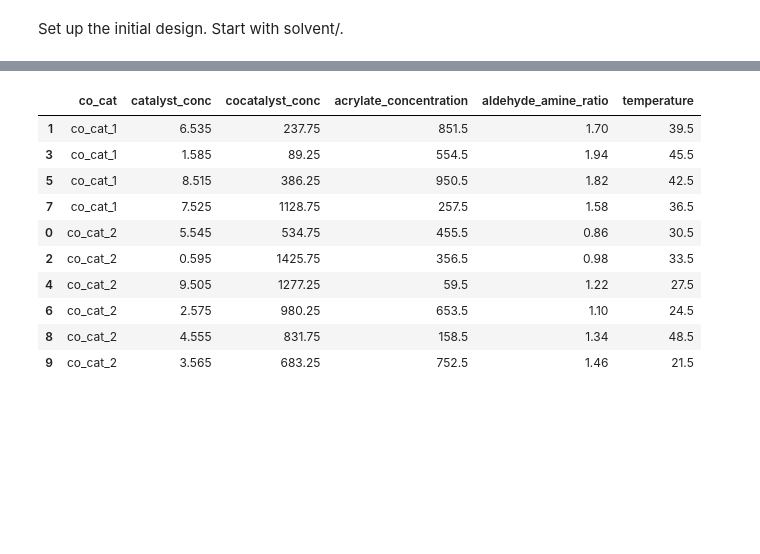
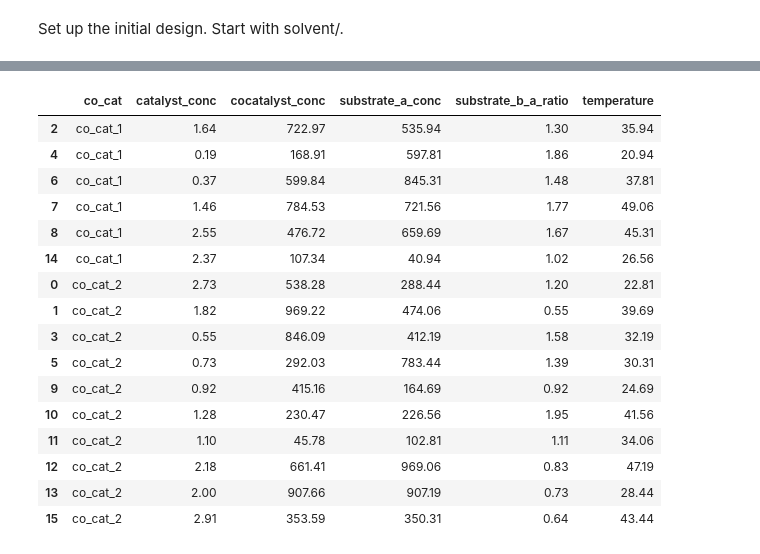
Before and after one commit to sustainable-processes/summit, a Jupyter notebook: case_studies/photoamination/initial_design_2.ipynb, the cells around one changed output, grey strips where cells are left out. Drawn from its saved outputs; the diff is of its cells as text; code cells hidden in the pictures; blank space fills up the shorter version.

Commit message:
Finalize photoamination initial design

```diff
--- a/case_studies/photoamination/initial_design_2.ipynb
+++ b/case_studies/photoamination/initial_design_2.ipynb
@@ -49,22 +49,22 @@ domain += DiscreteVariable(name="co_cat",
 domain += ContinuousVariable(name="catalyst_conc",
                              description = "Concentration of the catalyst in mM",
                              units="mM",
-                             bounds=[0.1, 10])
+                             bounds=[0.1, 3])
 
 domain += ContinuousVariable(name="cocatalyst_conc",
                              description = "co-catalyst loading",
-                             bounds=[15, 1500])
+                             bounds=[15, 1000])
 
 
-domain += ContinuousVariable(name="acrylate_concentration",
-                             description = "molar ratio of acrylate to amine",
+domain += ContinuousVariable(name="substrate_a_conc",
+                             description = "We should specifiy this, in millimolar",
                              units="mM",
                              bounds = [10, 1000])
 
-
-domain += ContinuousVariable(name="aldehyde_amine_ratio",
-                             description = "molar ratio of aldehyde to amine",
-                             bounds=[0.8, 2])
+domain += ContinuousVariable(name="substrate_b_a_ratio",
+                             description = "Ratio of substrate b to a",
+                             units="mM",
+                             bounds = [0.5, 2])
 
 domain += ContinuousVariable(name='temperature',
                              description = "reaction temperature",
@@ -155,19 +158,26 @@ listed
 # %%
 rs = np.random.RandomState(100)
 lhs = LatinDesigner(domain, random_state=rs)
-design = lhs.generate_experiments(num_experiments=10, criterion='center', unique=False)
-design = design.to_frame().sort_values(by=['co_cat'])
+design = lhs.generate_experiments(num_experiments=16, criterion='center',
+                                  unique=False,exclude=['solvent'])
+design = design.to_frame().sort_values(by=['co_cat']).round(2)
 design.to_csv('outputs/continuous.csv')
 design
 # %% [output]
-|  | co_cat | catalyst_conc | cocatalyst_conc | acrylate_concentration | aldehyde_amine_ratio | temperature |
-| 1 | co_cat_1 | 6.535 | 237.75 | 851.5 | 1.70 | 39.5 |
-| 3 | co_cat_1 | 1.585 | 89.25 | 554.5 | 1.94 | 45.5 |
-| 5 | co_cat_1 | 8.515 | 386.25 | 950.5 | 1.82 | 42.5 |
-| 7 | co_cat_1 | 7.525 | 1128.75 | 257.5 | 1.58 | 36.5 |
-| 0 | co_cat_2 | 5.545 | 534.75 | 455.5 | 0.86 | 30.5 |
-| 2 | co_cat_2 | 0.595 | 1425.75 | 356.5 | 0.98 | 33.5 |
-| 4 | co_cat_2 | 9.505 | 1277.25 | 59.5 | 1.22 | 27.5 |
-| 6 | co_cat_2 | 2.575 | 980.25 | 653.5 | 1.10 | 24.5 |
-| 8 | co_cat_2 | 4.555 | 831.75 | 158.5 | 1.34 | 48.5 |
-| 9 | co_cat_2 | 3.565 | 683.25 | 752.5 | 1.46 | 21.5 |
+|  | co_cat | catalyst_conc | cocatalyst_conc | substrate_a_conc | substrate_b_a_ratio | temperature |
+| 2 | co_cat_1 | 1.64 | 722.97 | 535.94 | 1.30 | 35.94 |
+| 4 | co_cat_1 | 0.19 | 168.91 | 597.81 | 1.86 | 20.94 |
+| 6 | co_cat_1 | 0.37 | 599.84 | 845.31 | 1.48 | 37.81 |
+| 7 | co_cat_1 | 1.46 | 784.53 | 721.56 | 1.77 | 49.06 |
+| 8 | co_cat_1 | 2.55 | 476.72 | 659.69 | 1.67 | 45.31 |
+| 14 | co_cat_1 | 2.37 | 107.34 | 40.94 | 1.02 | 26.56 |
+| 0 | co_cat_2 | 2.73 | 538.28 | 288.44 | 1.20 | 22.81 |
+| 1 | co_cat_2 | 1.82 | 969.22 | 474.06 | 0.55 | 39.69 |
+| 3 | co_cat_2 | 0.55 | 846.09 | 412.19 | 1.58 | 32.19 |
+| 5 | co_cat_2 | 0.73 | 292.03 | 783.44 | 1.39 | 30.31 |
+| 9 | co_cat_2 | 0.92 | 415.16 | 164.69 | 0.92 | 24.69 |
+| 10 | co_cat_2 | 1.28 | 230.47 | 226.56 | 1.95 | 41.56 |
+| 11 | co_cat_2 | 1.10 | 45.78 | 102.81 | 1.11 | 34.06 |
+| 12 | co_cat_2 | 2.18 | 661.41 | 969.06 | 0.83 | 47.19 |
+| 13 | co_cat_2 | 2.00 | 907.66 | 907.19 | 0.73 | 28.44 |
+| 15 | co_cat_2 | 2.91 | 353.59 | 350.31 | 0.64 | 43.44 |
```
Also changed, not shown: parts of 4 cells of this notebook, 2 other files.
